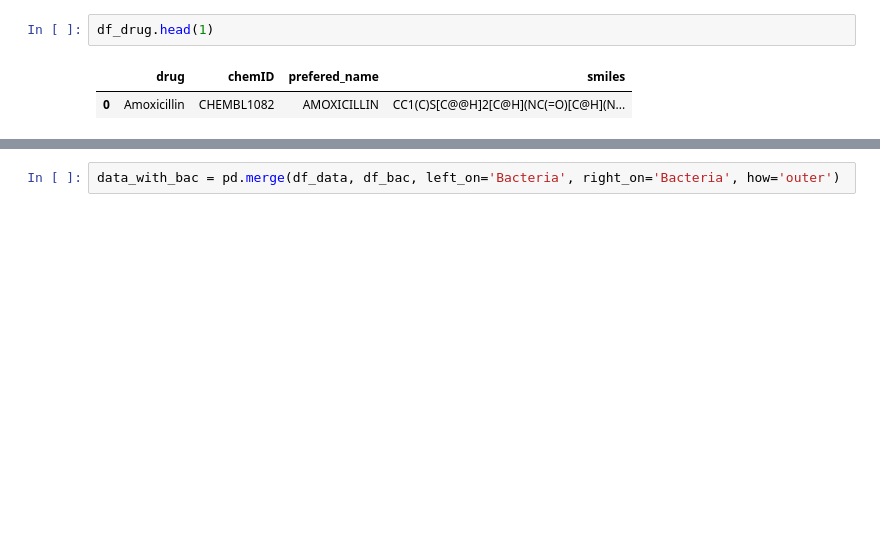
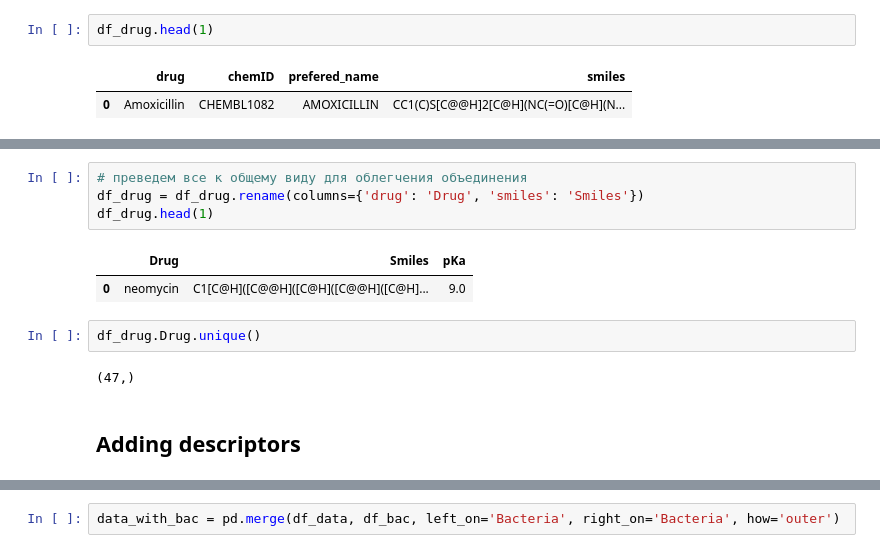
Before and after one commit to vahahahart/hackathon_team_3, a Jupyter notebook: tmp_vah.ipynb, the cells around one changed output, grey strips where cells are left out. Cells and saved outputs as stored; diff of their text form; blank space fills up the shorter version.

```diff
--- a/tmp_vah.ipynb
+++ b/tmp_vah.ipynb
@@ -64,0 +89,13 @@ df_drug.head(1)
+# %%
+# преведем все к общему виду для облегчения объединения
+df_drug = df_drug.rename(columns={'drug': 'Drug', 'smiles': 'Smiles'})
+df_drug.head(1)
+# %% [output]
+|  | Drug | Smiles | pKa |
+| 0 | neomycin | C1[C@H]([C@@H]([C@H]([C@@H]([C@H]... | 9.0 |
+# %%
+df_drug.Drug.unique()
+# %% [output]
+(47,)
+# %% [markdown]
+## Adding descriptors
```
Also changed, not shown: parts of 39 cells of this notebook, 1 other file.
